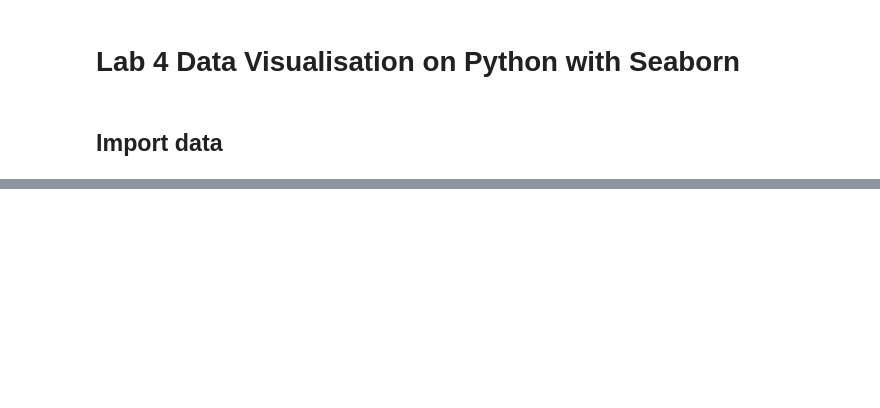
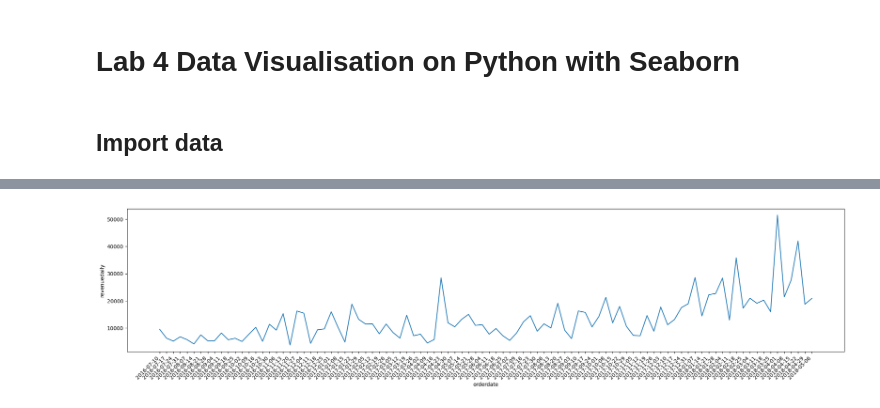
Before and after one commit to sigord/data_visualisation, a Jupyter notebook: LR4/lr4.ipynb, the cells around one changed output, grey strips where cells are left out. Saved outputs shown, nothing was run; the diff lists cells and outputs as text; code cells hidden in the pictures; blank space fills up the shorter version.

```diff
--- a/LR4/lr4.ipynb
+++ b/LR4/lr4.ipynb
@@ -27,0 +38,11 @@ df.shipregion=df.shipregion.astype('category')
+# %%
+# Use matplotlib and seaborn to construct a dashboard from the data obtained,
+# describing the orders
+# 2.1 Create line graphs describing the revenue history (revenuedaily) and the number of of orders (ordersdaily) (total for the week)
+plt.figure(figsize=(25,5))
+ax1 = sns.lineplot(x="orderdate", y="revenuedaily", data=df.groupby(pd.Grouper(key='orderdate', freq='W')).sum().reset_index());
+xticks = df.set_index('orderdate').resample('W').sum().index
+ax1.set_xticks(xticks);
+ax1.set_xticklabels(xticks.strftime('%Y-%m-%d'), rotation=45, ha='right');
+# %% [output]
+[figure, added]
```
Also changed, not shown: parts of 10 cells of this notebook, 1 other file.
